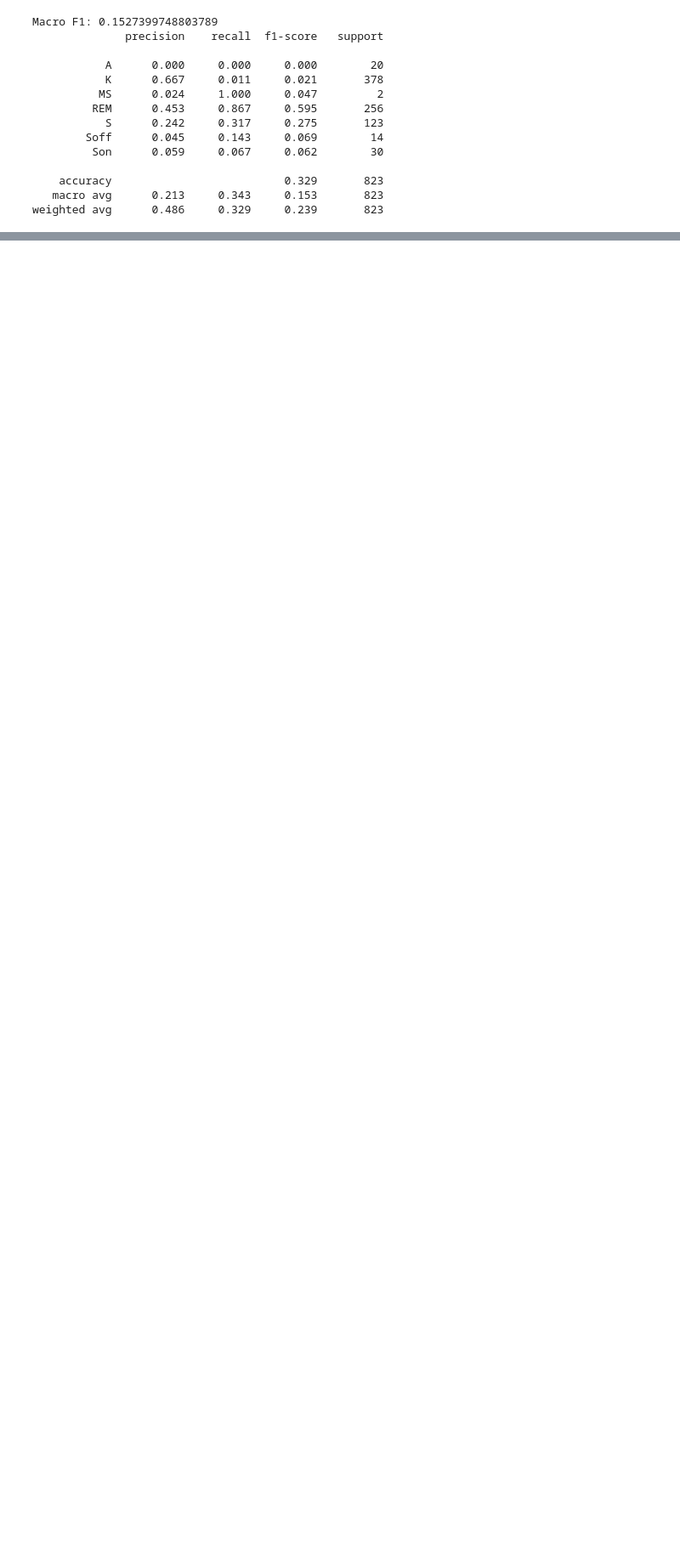
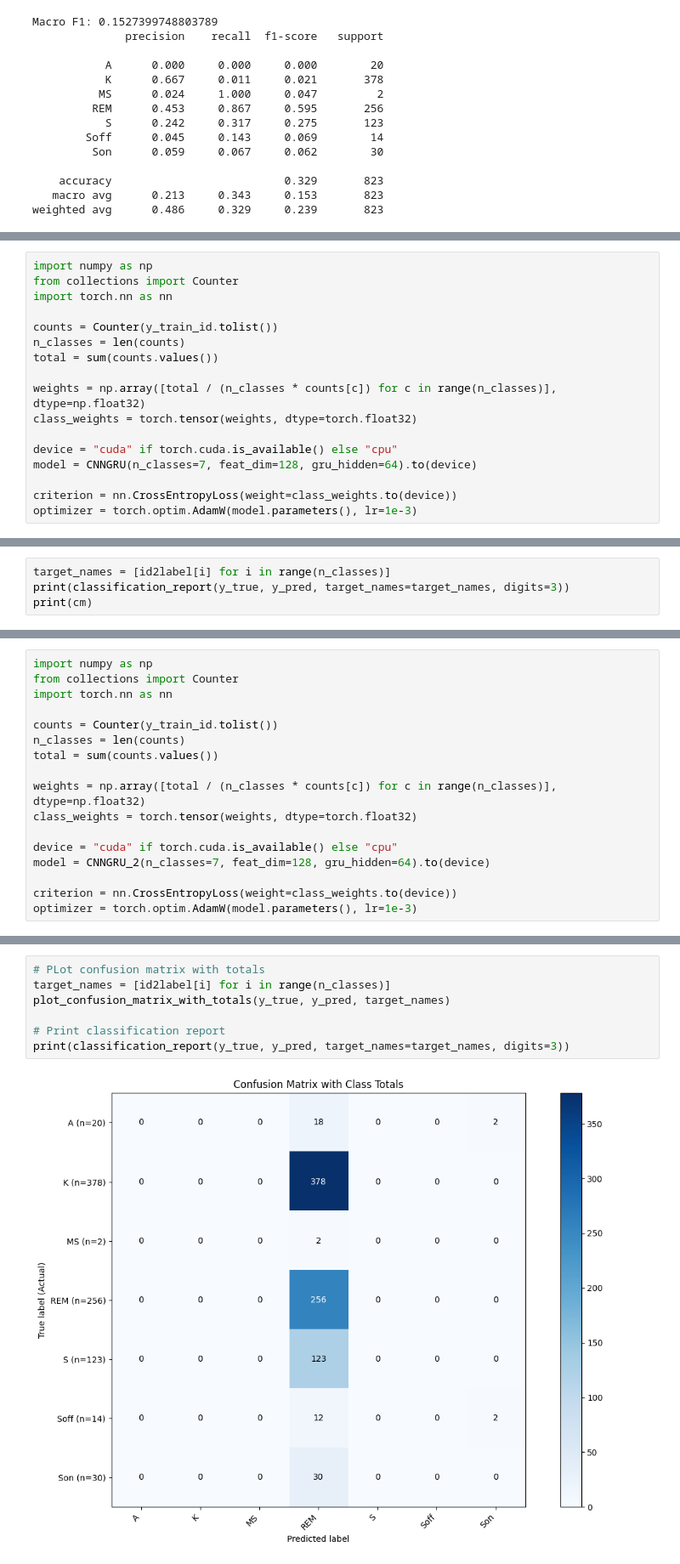
Before and after one commit to Maniacravi/eeg-sleep-1, a Jupyter notebook: notebooks/02_dl_models.ipynb, the cells around one changed output, grey strips where cells are left out. Shown at 85% size. Drawn from its saved outputs; the diff is of its cells as text; blank space fills up the shorter version.

Commit message:
newer DL models added and evaluated

```diff
--- a/notebooks/02_dl_models.ipynb
+++ b/notebooks/02_dl_models.ipynb
@@ -307,0 +553,17 @@ plt.show()
+# %%
+import numpy as np
+from collections import Counter
+import torch.nn as nn
+
+counts = Counter(y_train_id.tolist())
+n_classes = len(counts)
+total = sum(counts.values())
+
+weights = np.array([total / (n_classes * counts[c]) for c in range(n_classes)], dtype=np.float32)
+class_weights = torch.tensor(weights, dtype=torch.float32)
+
+device = "cuda" if torch.cuda.is_available() else "cpu"
+model = CNNGRU(n_classes=7, feat_dim=128, gru_hidden=64).to(device)
+
+criterion = nn.CrossEntropyLoss(weight=class_weights.to(device))
+optimizer = torch.optim.AdamW(model.parameters(), lr=1e-3)
@@ -307,0 +628,4 @@ plt.show()
+# %%
+target_names = [id2label[i] for i in range(n_classes)]
+print(classification_report(y_true, y_pred, target_names=target_names, digits=3))
+print(cm)
@@ -307,0 +737,17 @@ plt.show()
+# %%
+import numpy as np
+from collections import Counter
+import torch.nn as nn
+
+counts = Counter(y_train_id.tolist())
+n_classes = len(counts)
+total = sum(counts.values())
+
+weights = np.array([total / (n_classes * counts[c]) for c in range(n_classes)], dtype=np.float32)
+class_weights = torch.tensor(weights, dtype=torch.float32)
+
+device = "cuda" if torch.cuda.is_available() else "cpu"
+model = CNNGRU_2(n_classes=7, feat_dim=128, gru_hidden=64).to(device)
+
+criterion = nn.CrossEntropyLoss(weight=class_weights.to(device))
+optimizer = torch.optim.AdamW(model.parameters(), lr=1e-3)
@@ -307,0 +810,9 @@ plt.show()
+# %%
+# PLot confusion matrix with totals
+target_names = [id2label[i] for i in range(n_classes)]
+plot_confusion_matrix_with_totals(y_true, y_pred, target_names)
+
+# Print classification report
+print(classification_report(y_true, y_pred, target_names=target_names, digits=3))
+# %% [output]
+[figure, added]
```
Also changed, not shown: parts of 31 cells of this notebook, 4 other files.
